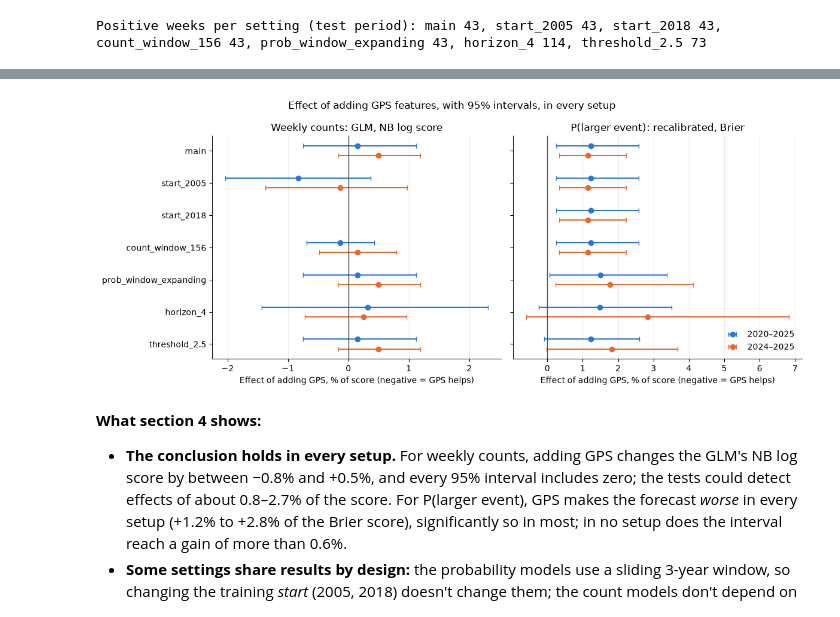
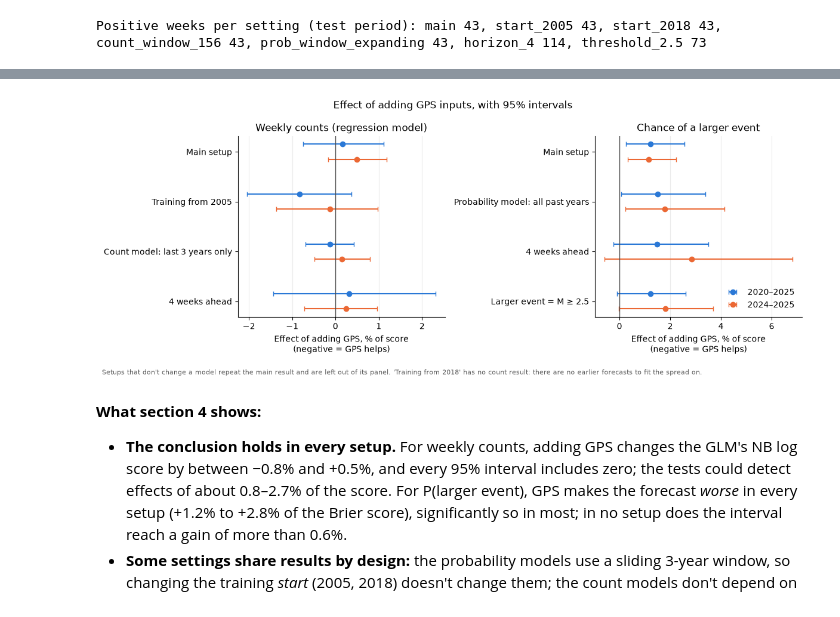
Before and after one commit to PatrickBolton/flegrei-seismicity, a Jupyter notebook: notebooks/05_evaluation.ipynb, the cells around one changed output, grey strips where cells are left out. Saved outputs shown, nothing was run; the diff lists cells and outputs as text; code cells hidden in the pictures.

```diff
--- a/notebooks/05_evaluation.ipynb
+++ b/notebooks/05_evaluation.ipynb
@@ -406,35 +406,45 @@ pd.concat({"GLM vs rolling mean, NB log score": compact("reference: GLM vs rolli
 | threshold_2.5 | -2.41 [-4.18, -0.77] | -2.85 [-5.08, -0.43] | 2.45 | -6.10 [-13.46, -0.09] | -4.44 [-14.23, +2.90] | ... |
 | start_2018 | NaN | NaN | NaN | -4.23 [-11.26, +2.33] | -3.00 [-11.23, +5.82] | ... |
 # %%
-fig, axes = plt.subplots(1, 2, figsize=(12, 5), sharey=True)
+# Plain-language names for the README figure.
+LABELS = {"main": "Main setup", "start_2005": "Training from 2005", "start_2018": "Training from 2018",
+          "count_window_156": "Count model: last 3 years only", "prob_window_expanding": "Probability model: all past years",
+          "horizon_4": "4 weeks ahead", "threshold_2.5": "Larger event = M ≥ 2.5"}
+
+def rows_that_differ(comparison, score):
+    """Settings with a result for this comparison, minus those that repeat the main setup exactly
+    (a setting that doesn't change this model gives the same forecasts, so it isn't new evidence)."""
+    part = sensitivity.xs((comparison, score), level=("comparison", "score"))["effect_%"].unstack("period")
+    return [n for n in names if n in part.index
+            and (n == "main" or not np.allclose(part.loc[n], part.loc["main"]))]
+
+fig, axes = plt.subplots(1, 2, figsize=(12, 4.5))
 names = [s.name for s in settings]
-for ax, (comparison, score, title) in zip(axes, [("GPS effect, counts", "NB log score", "Weekly counts: GLM, NB log score"),
-                                               ("GPS effect, P(large)", "Brier", "P(larger event): recalibrated, Brier")]):
+for ax, (comparison, score, title) in zip(axes, [("GPS effect, counts", "NB log score", "Weekly counts (regression model)"),
+                                               ("GPS effect, P(large)", "Brier", "Chance of a larger event")]):
+    shown = rows_that_differ(comparison, score)
     for offset, (period, colour) in zip([-0.15, 0.15], [("2020–2025", "#2a78d6"), ("2024–2025", "#eb6834")]):
-        ys, est, lo, hi = [], [], [], []
-        for i, n in enumerate(names):
-            key = (n, comparison, score, period)
-            if key in sensitivity.index:
-                row = sensitivity.loc[key]
-                ys.append(i + offset)
-                est.append(row["effect_%"])
-                lo.append(row["effect_%"] - row["ci_low_%"])
-                hi.append(row["ci_high_%"] - row["effect_%"])
-        ax.errorbar(est, ys, xerr=[lo, hi], fmt="o", color=colour, ecolor=colour, capsize=3, label=period)
+        rows = sensitivity.loc[[(n, comparison, score, period) for n in shown]]
+        ax.errorbar(rows["effect_%"], np.arange(len(shown)) + offset,
+                    xerr=[rows["effect_%"] - rows["ci_low_%"], rows["ci_high_%"] - rows["effect_%"]],
+                    fmt="o", color=colour, ecolor=colour, capsize=3, label=period)
     ax.axvline(0, color="0.3", linewidth=1)
+    ax.set_yticks(range(len(shown)), [LABELS[n] for n in shown])
+    ax.invert_yaxis()
     ax.set_title(title)
-    ax.set_xlabel("Effect of adding GPS, % of score (negative = GPS helps)")
+    ax.set_xlabel("Effect of adding GPS, % of score\n(negative = GPS helps)")
     ax.grid(True, axis="x", color="0.92", linewidth=0.8)
     ax.spines[["top", "right"]].set_visible(False)
-axes[0].set_yticks(range(len(names)), names)
-axes[0].invert_yaxis()
 axes[1].legend(frameon=False, loc="lower right")
-fig.suptitle("Effect of adding GPS features, with 95% intervals, in every setup")
+fig.suptitle("Effect of adding GPS inputs, with 95% intervals")
+fig.text(0.01, -0.04, "Setups that don't change a model repeat the main result and are left out of its panel. "
+         "'Training from 2018' has no count result: there are no earlier forecasts to fit the spread on.",
+         fontsize=8, color="0.35")
 plt.tight_layout()
 fig.savefig("../reports/figures/gps_effect_sensitivity.png", dpi=150, bbox_inches="tight")
 plt.show()
 # %% [output]
-[figure, old version]
+[figure, new version]
 # %% [markdown]
 **What section 4 shows:**
 
```
Also changed, not shown: 1 other file.
